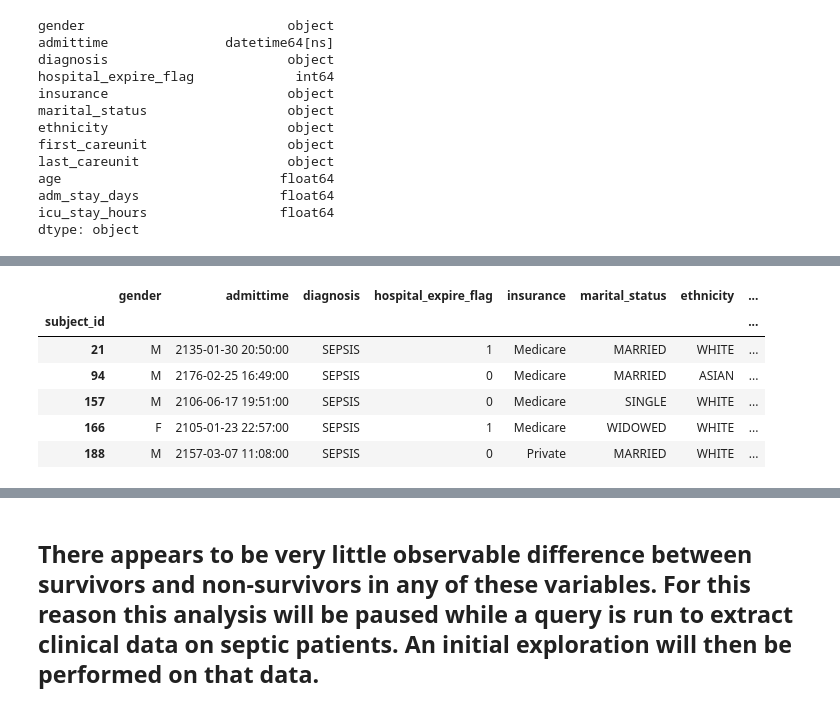
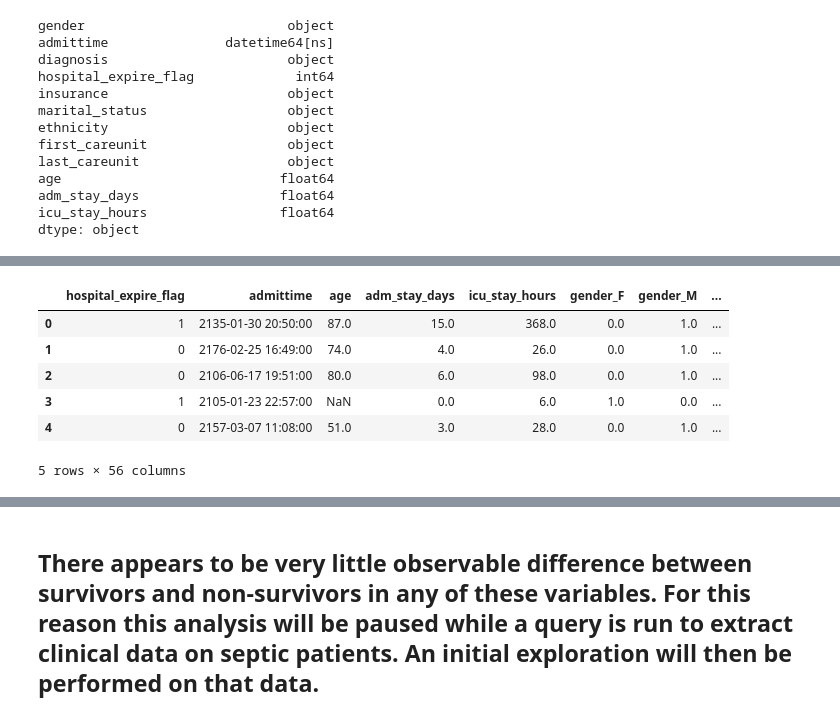
Before and after one commit to RJBeetel3/mimic3_analysis, a Jupyter notebook: SEPSIS_PATIENT_DEMOGRAPHICS.ipynb, the cells around one changed output, grey strips where cells are left out. Cells and saved outputs as stored; diff of their text form; code cells hidden in the pictures.

```diff
--- a/SEPSIS_PATIENT_DEMOGRAPHICS.ipynb
+++ b/SEPSIS_PATIENT_DEMOGRAPHICS.ipynb
@@ -329,4 +458,2 @@ cat_vars = list(ptnt_demog2.columns[ptnt_demog2.dtypes == object])
-# %%
-for item in cat_vars:
-    label_encoder.fit(ptnt_demog2[item])
-    ptnt_demog2[item + '_enc'] = label_encoder.transform(ptnt_demog2[item])
+# %%
+monkey = pd.get_dummies(ptnt_demog2[cat_vars])
@@ -332,0 +470,6 @@ for item in cat_vars:
+# %%
+ptnt_demog2 = ptnt_demog2.join(monkey)
+# %%
+cols = list(ptnt_demog2.columns)
+cols.insert(0, cols.pop(cols.index('hospital_expire_flag')))
+cols
@@ -333,10 +494,11 @@ for item in cat_vars:
 # %%
+ptnt_demog2 = ptnt_demog2[cols]
 ptnt_demog2.head()
 # %% [output]
-|  | gender | admittime | diagnosis | hospital_expire_flag | insurance | marital_status | ethnicity | ... |
-| subject_id |  |  |  |  |  |  |  | ... |
-| 21 | M | 2135-01-30 20:50:00 | SEPSIS | 1 | Medicare | MARRIED | WHITE | ... |
-| 94 | M | 2176-02-25 16:49:00 | SEPSIS | 0 | Medicare | MARRIED | ASIAN | ... |
-| 157 | M | 2106-06-17 19:51:00 | SEPSIS | 0 | Medicare | SINGLE | WHITE | ... |
-| 166 | F | 2105-01-23 22:57:00 | SEPSIS | 1 | Medicare | WIDOWED | WHITE | ... |
-| 188 | M | 2157-03-07 11:08:00 | SEPSIS | 0 | Private | MARRIED | WHITE | ... |
+|  | hospital_expire_flag | admittime | age | adm_stay_days | icu_stay_hours | gender_F | gender_M | ... |
+| 0 | 1 | 2135-01-30 20:50:00 | 87.0 | 15.0 | 368.0 | 0.0 | 1.0 | ... |
+| 1 | 0 | 2176-02-25 16:49:00 | 74.0 | 4.0 | 26.0 | 0.0 | 1.0 | ... |
+| 2 | 0 | 2106-06-17 19:51:00 | 80.0 | 6.0 | 98.0 | 0.0 | 1.0 | ... |
+| 3 | 1 | 2105-01-23 22:57:00 | NaN | 0.0 | 6.0 | 1.0 | 0.0 | ... |
+| 4 | 0 | 2157-03-07 11:08:00 | 51.0 | 3.0 | 28.0 | 0.0 | 1.0 | ... |
+5 rows × 56 columns
```
Also changed, not shown: parts of 35 cells of this notebook, 2 other files.
